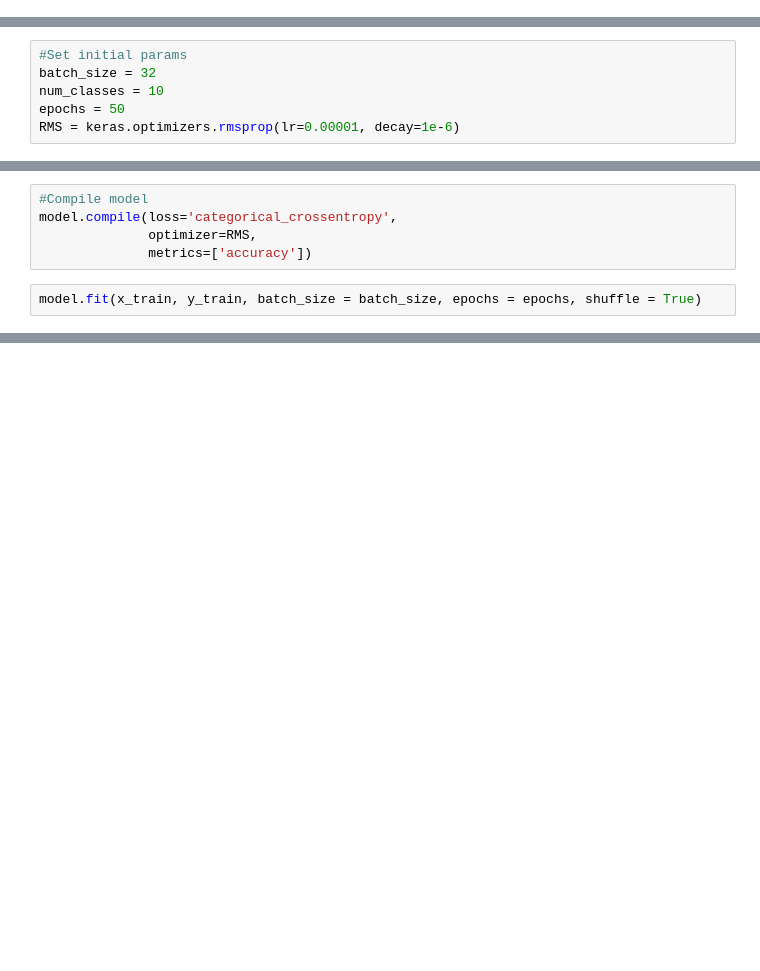
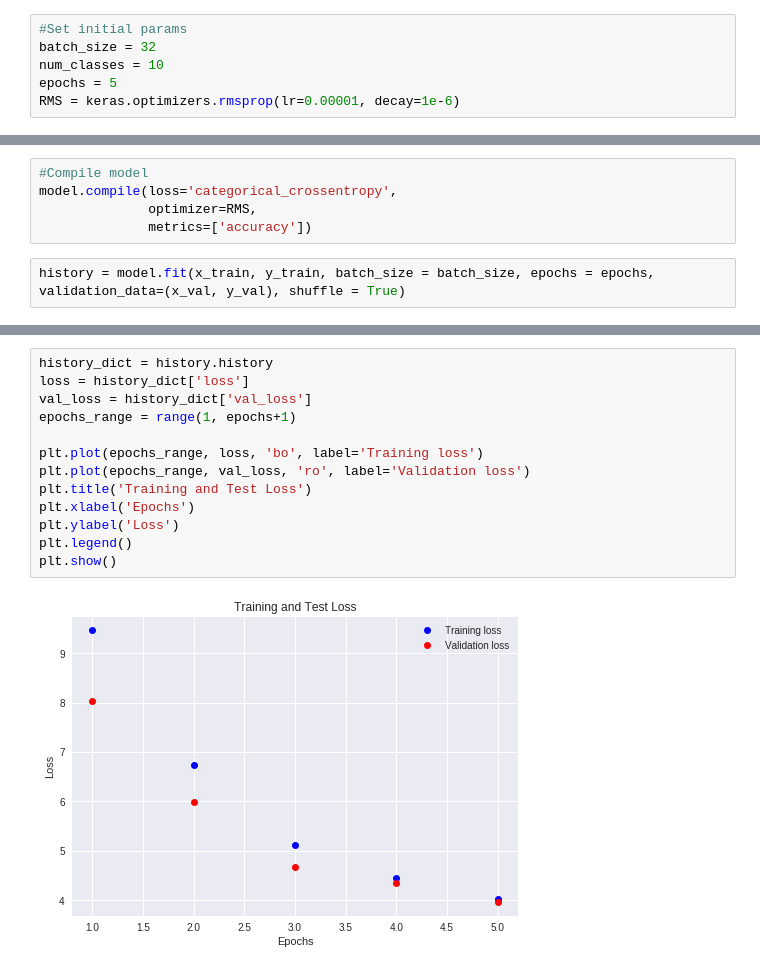
Before and after one commit to larrymoralez/ML_HW_-2, a Jupyter notebook: ML_HW_2_1.ipynb, the cells around one changed output, grey strips where cells are left out. Drawn from its saved outputs; the diff is of its cells as text; blank space fills up the shorter version.

```diff
--- a/ML_HW_2_1.ipynb
+++ b/ML_HW_2_1.ipynb
@@ -16,17 +17,17 @@ from sklearn.model_selection import train_test_split
 # %%
 #split data into training and test data. Be careful to only run once or it will split data over and over again.
 x_train, x_val, y_train, y_val = train_test_split(x_train, y_train, test_size=0.2, random_state=42)
+# %%
+#Set initial params
+batch_size = 32
+num_classes = 10
+epochs = 5
+RMS = keras.optimizers.rmsprop(lr=0.00001, decay=1e-6)
 # %%
 #Convert labels to categroical
 y_train = keras.utils.to_categorical(y_train, num_classes)
 y_val = keras.utils.to_categorical(y_val, num_classes)
 y_test = keras.utils.to_categorical(y_test, num_classes)
-# %%
-#Set initial params
-batch_size = 32
-num_classes = 10
-epochs = 50
-RMS = keras.optimizers.rmsprop(lr=0.00001, decay=1e-6)
 # %%
 model = Sequential()
 model.add(Conv2D(32, (3, 3), padding='same', input_shape=x_train.shape[1:]))
@@ -68,5 +69,5 @@ model.compile(loss='categorical_crossentropy',
               optimizer=RMS,
               metrics=['accuracy'])
 # %%
-model.fit(x_train, y_train, batch_size = batch_size, epochs = epochs, shuffle = True)
+history = model.fit(x_train, y_train, batch_size = batch_size, epochs = epochs, validation_data=(x_val, y_val), shuffle = True)
 # %% [output]
@@ -97,0 +93,15 @@ Accuracy: 0.6196
+# %%
+history_dict = history.history
+loss = history_dict['loss']
+val_loss = history_dict['val_loss']
+epochs_range = range(1, epochs+1)
+
+plt.plot(epochs_range, loss, 'bo', label='Training loss')
+plt.plot(epochs_range, val_loss, 'ro', label='Validation loss')
+plt.title('Training and Test Loss')
+plt.xlabel('Epochs')
+plt.ylabel('Loss')
+plt.legend()
+plt.show()
+# %% [output]
+[figure, added]
```
Also changed, not shown: parts of 5 cells of this notebook.
